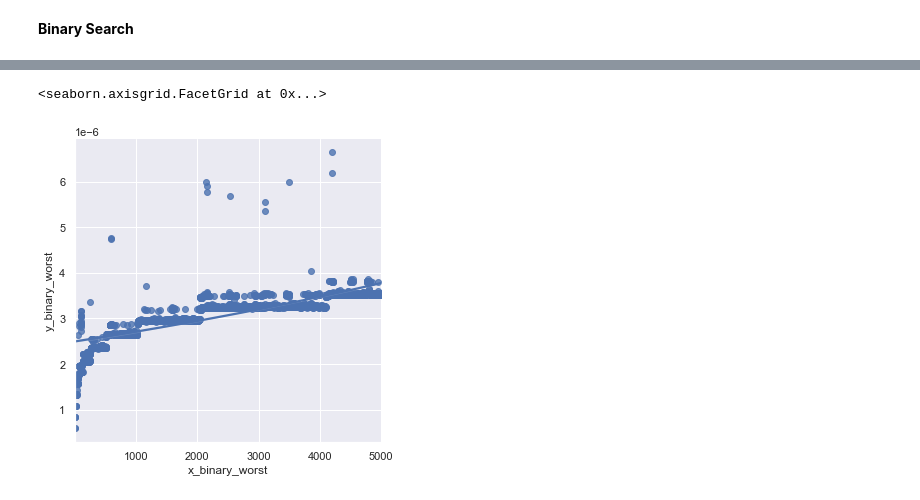
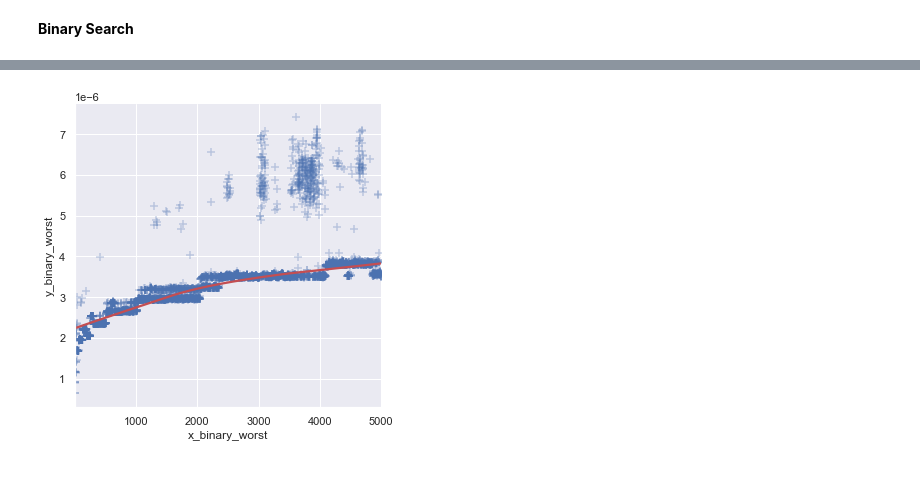
Before and after one commit to stephoneill/DS-Algs-assignmt1, a Jupyter notebook: Assignment1-Version2.ipynb, the cells around one changed output, grey strips where cells are left out. Drawn from its saved outputs; the diff is of its cells as text; code cells hidden in the pictures.

Commit message:
unit test passing + binary log curve fitted

```diff
--- a/Assignment1-Version2.ipynb
+++ b/Assignment1-Version2.ipynb
@@ -147,5 +162,7 @@ plt.show()
 # %%
 def get_timings_search(func, seq, target, case = None, N = 600):
+    '''Function to get the running times of a function with an increasing sequence as input.
+    Sequence increases up to a size N.'''
 
     loops = 100      # number of loops to time for each sequence length
 
@@ -222,5 +246,7 @@ plt.show()
 # %%
 def binarySearchIterative(sequence, target):
+    '''Implementation of iterative binary search algorithm'''
+
     left, right = 0, len(sequence)-1
     while left <= right:
 
@@ -281,9 +306,4 @@ plt.show()
 # %%
-sns.set_theme(color_codes=True)
-import pandas as pd
-from scipy import stats
-
-
 def plot_linear_regression(dataframes, labels, title = ''):
     '''Function that plots the best line of fit using linear regression'''
     colors = iter(['xkcd:blue with a hint of purple', 'green', 'red'])
@@ -292,7 +312,10 @@ def plot_linear_regression(dataframes, labels, title = ''):
     for df in dataframes:
         color = next(colors)
         slope, intercept, r_value, p_value, std_err = stats.linregress(df[df.columns[0]],df[df.columns[1]])
-        ax = sns.regplot(x=str(df.columns[0]), y=str(df.columns[1]), data=df, marker='+', line_kws={"color": color}, scatter_kws={'color':color,'alpha':0.2}, label=labels[i]+":   y = {0:.3g}x + {1:.3g}".format(slope,intercept))
+        ax = sns.regplot(x=str(df.columns[0]), y=str(df.columns[1]),
+                         data=df, marker='+', line_kws={"color": color},
+                         scatter_kws={'color':color,'alpha':0.2},
+                         label=labels[i]+":   y = {0:.3g}x + {1:.3g}".format(slope,intercept))
         i+=1
     ax.set(xlabel='Input size', ylabel='Running time [s]')
     ax.set_title(title)
@@ -330,4 +355,5 @@ plot_linear_regression(dataframes, labels, title = 'Linear regression models of
 # %% [markdown]
 <b>Binary Search</b>
 # %%
-df_binary_worst = pd.DataFrame(list(zip(x_binary_worst, y_binary_worst)), columns = ['x_binary_worst', 'y_binary_worst'])
+df_binary_worst = pd.DataFrame(list(zip(x_binary_worst, y_binary_worst)),
+                               columns = ['x_binary_worst', 'y_binary_worst'])
@@ -341,5 +360,5 @@ df_binary_worst = pd.DataFrame(list(zip(x_binary_worst, y_binary_worst)), column
 # %%
-sns.lmplot(x='x_binary_worst', y='y_binary_worst', data=df, logistic=True)
+sns.lmplot(x="x_binary_worst", y="y_binary_worst", data=df_binary_worst,
+           lowess=True, line_kws={"color": 'r'},markers='+', scatter_kws={"s": 80, 'alpha':0.3});
 # %% [output]
-<seaborn.axisgrid.FacetGrid at 0x...>
-[figure, old version]
+[figure, new version]
```
Also changed, not shown: parts of 29 cells of this notebook, 10 other files.
